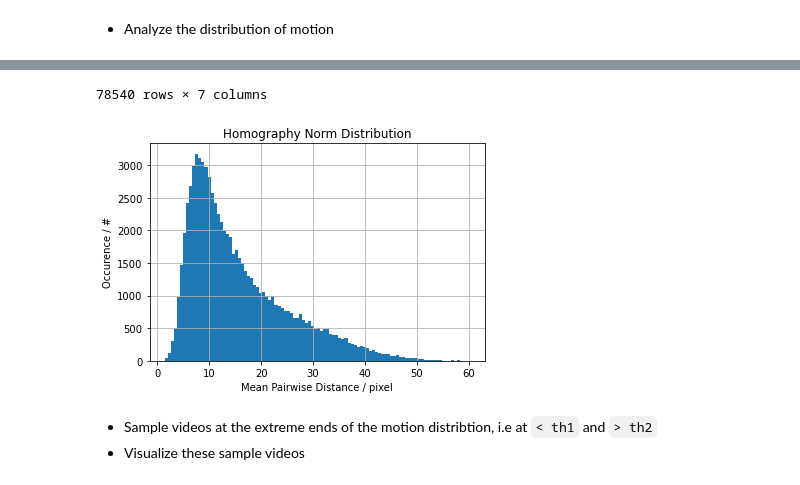
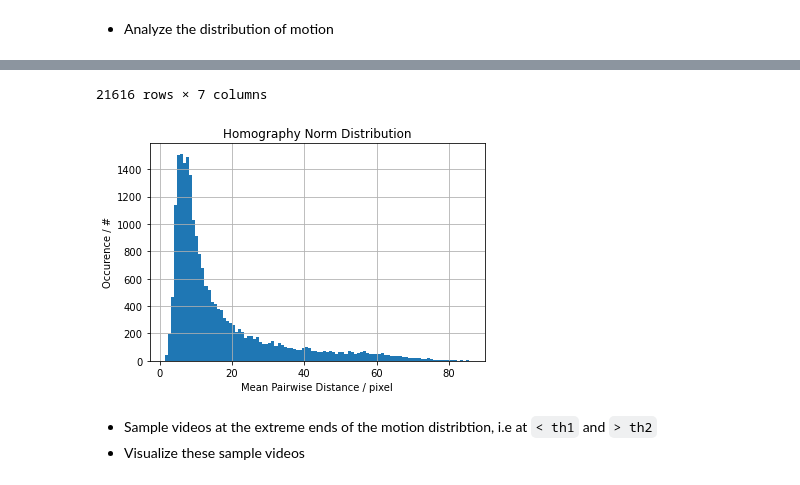
Before and after one commit to RViMLab/MICCAI2023-Camera-Motion-Prediction, a Jupyter notebook: notebooks/21_02_22_motion_statistical_analysis.ipynb, the cells around one changed output, grey strips where cells are left out. Saved outputs shown, nothing was run; the diff lists cells and outputs as text; code cells hidden in the pictures.

```diff
--- a/notebooks/21_02_22_motion_statistical_analysis.ipynb
+++ b/notebooks/21_02_22_motion_statistical_analysis.ipynb
@@ -180,11 +204,12 @@ import numpy as np
 import matplotlib.pyplot as plt
 
 # generate histogram of the norm of duv
-log_df = pd.read_pickle('frame_to_frame_homography_regression.pkl')
+n_vids = 2
+log_df = pd.read_pickle('frame_to_frame_homography_regression_n_vids_{}.pkl'.format(n_vids))
 log_df['duv_mpd'] = log_df.duv.apply(lambda x: np.linalg.norm(x, axis=1).mean())
 
 # running average
-window = 10  # corresponds to one second at 5 fps
+window = 5  # corresponds to one second at 5 fps
 log_df['duv_mpd_ravg'] = log_df.duv_mpd.rolling(window).mean()
 log_df.clip_idx -= window - 1  # adjust frame index to initial frame
 
@@ -209,5 +234,5 @@ log_df
-78540 rows × 7 columns
+21616 rows × 7 columns
-[figure, old version]
+[figure, new version]
 # %% [markdown]
  - Sample videos at the extreme ends of the motion distribtion, i.e at `< th1` and `> th2`
  - Visualize these sample videos
```
Also changed, not shown: parts of 4 cells of this notebook, 12 other files.
